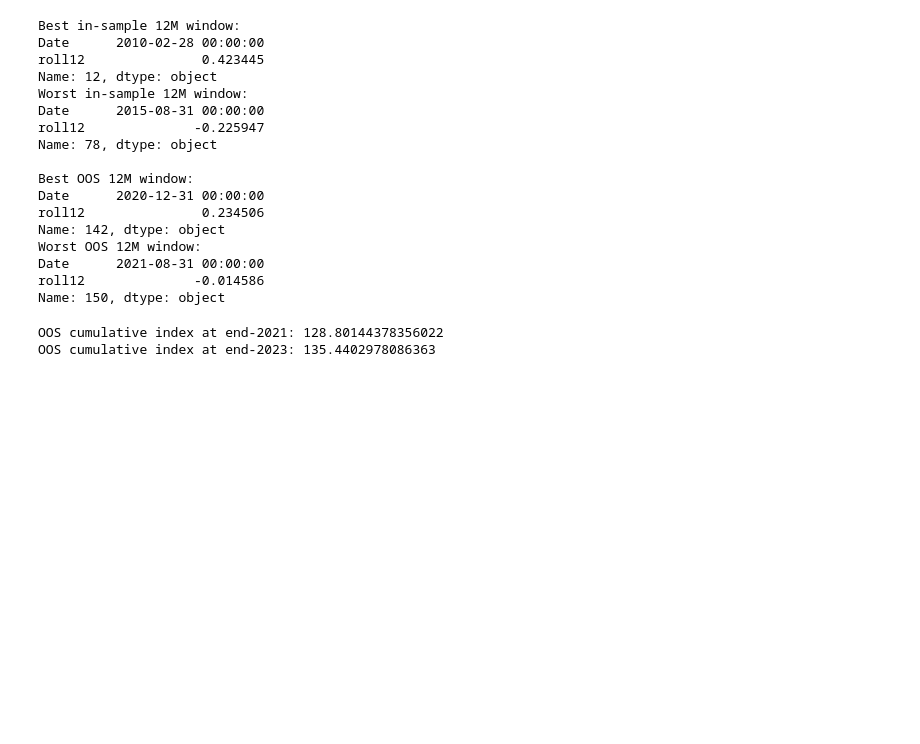
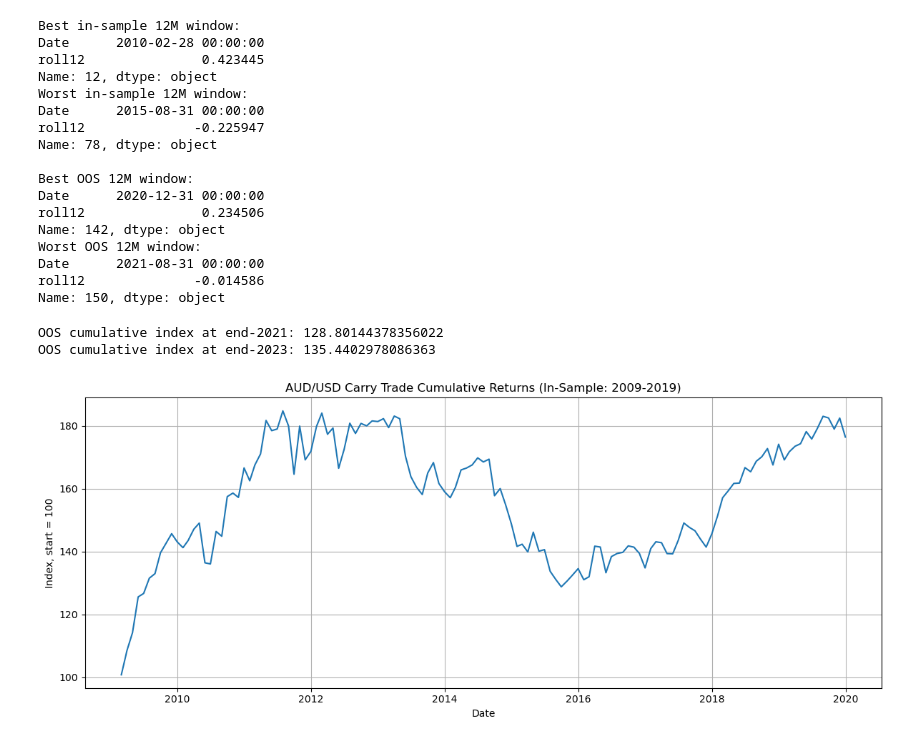
Before and after one commit to marwanferreira/audusd-carry-uip-ppp, a Jupyter notebook: notebooks/03_part3_carry_trade_audusd.ipynb, the cells around one changed output. Saved outputs shown, nothing was run; the diff lists cells and outputs as text; code cells hidden in the pictures; blank space fills up the shorter version.

```diff
--- a/notebooks/03_part3_carry_trade_audusd.ipynb
+++ b/notebooks/03_part3_carry_trade_audusd.ipynb
@@ -754,3 +754,15 @@ print("OOS cumulative index at end-2023:", oos["cum_index"].iloc[-1])
 # %% [output]
 OOS cumulative index at end-2021: 128.80144378356022
 OOS cumulative index at end-2023: 135.4402978086363
+# %%
+plt.figure(figsize=(12, 5))
+plt.plot(insample["Date"], insample["cum_index"])
+plt.title("AUD/USD Carry Trade Cumulative Returns (In-Sample: 2009-2019)")
+plt.xlabel("Date")
+plt.ylabel("Index, start = 100")
+plt.grid(True)
+plt.tight_layout()
+plt.savefig(FIG_DIR / "carry_insample.png", dpi=300, bbox_inches="tight")
+plt.show()
+# %% [output]
+[figure, added]
```
Also changed, not shown: parts of 9 cells of this notebook, 9 other files.
